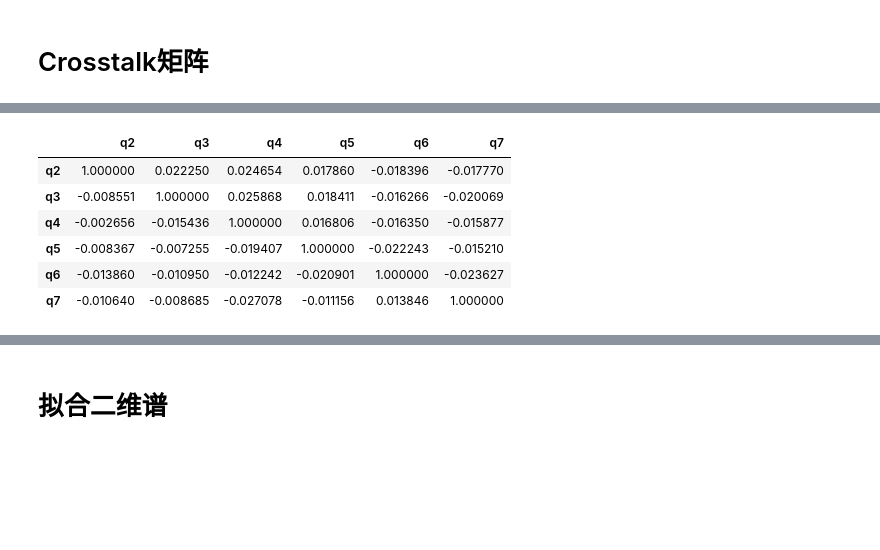
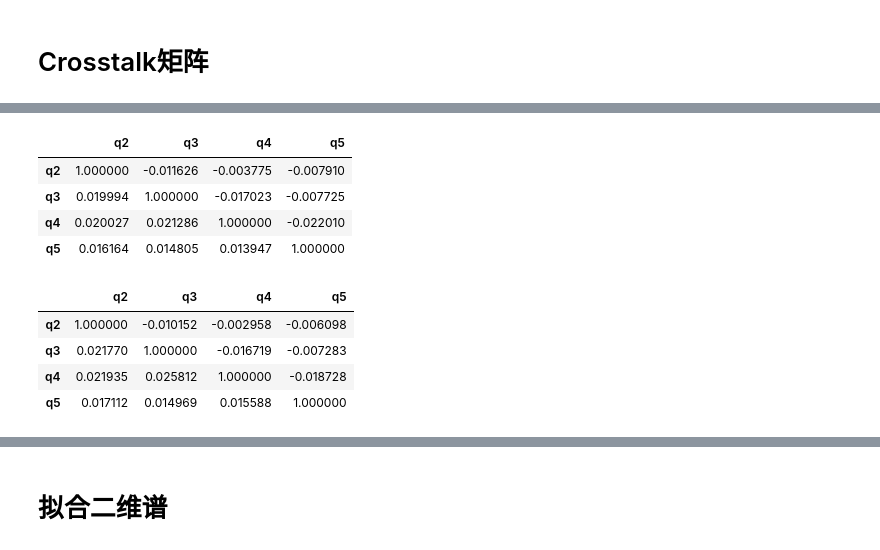
Before and after one commit to zhaoshoukuan/-ipynb, a Jupyter notebook: qubit_info_collection.ipynb, the cells around one changed output, grey strips where cells are left out. Cells and saved outputs as stored; diff of their text form; code cells hidden in the pictures; blank space fills up the shorter version.

```diff
--- a/qubit_info_collection.ipynb
+++ b/qubit_info_collection.ipynb
@@ -47,6 +47,7 @@ def write(phase=None,addr='mongodb',height=2,title=None,which=0,peak=110):
             v = []
             for i in range(num):
                 f, s = data[0][:,i],data[1][:,i]
+                f = f / 1e9 if f[0] / 1e9 > 1 else f
                 v.append((f,s))
                 if num != 1:
 
@@ -62,6 +63,7 @@ def write(phase=None,addr='mongodb',height=2,title=None,which=0,peak=110):
             v = []
             for i in range(num):
                 f, s = data[0][:,i],data[1][:,i]
+                f = f / 1e9 if f[0] / 1e9 > 1 else f
                 v.append((f,s))
                 if n != 1:
                     axes[i//2][i%2].plot(f,abs(s))
@@ -81,6 +83,8 @@ def write(phase=None,addr='mongodb',height=2,title=None,which=0,peak=110):
             v = []
             for i in range(num):
                 cols, rows, s= data[0][:,i], data[1][0,:], data[2][:,:,i]
+                rows = rows / 1e9 if rows[0] / 1e9 > 1 else rows
+                cols = cols / 1e9 if cols[0] / 1e9 > 1 else cols
                 v.append((cols,rows,s))
                 extent = [min(rows),max(rows),min(cols),max(cols)]
                 if n != 1:
@@ -96,7 +100,8 @@ def write(phase=None,addr='mongodb',height=2,title=None,which=0,peak=110):
             v = []
             for i in range(num):
                 cols, rows, s= data[0][:,i], data[1][0][:,i], data[2][:,:,i]
-
+                rows = rows / 1e9 if rows[0] / 1e9 > 1 else rows
+                cols = cols / 1e9 if cols[0] / 1e9 > 1 else cols
                 s[np.abs(s) > peak] = s[np.abs(s)==np.min(np.abs(s))]
                 v.append((cols,rows,s))
                 extent = [min(rows),max(rows),min(cols),max(cols)]
@@ -185,7 +199,7 @@ plt.plot(yt,np.abs(amp))
 # %%
 z_crosstalk = np.ones((10,10))
 # %%
-value,num,tags = write(height=3,title='crosstalkSpec',which=0,peak=1120)
+value,num,tags = write(height=3,title='crosstalkSpec',which=11,peak=1120)
 # %% [output]
 [interactive output not drawn]
 [interactive output not drawn]
@@ -198,20 +212,18 @@ peak = (np.max(np.abs(s))+np.min(np.abs(s))) / 3
 v, f, res = op.Crosstalk_Fit(peak=peak).fitCrosstalk(v,f,s,classify=False)
 z = res[0]*f + res[1]
 row, col = eval(tags[0][1])-1, eval(tags[0][-1])-1
-z_crosstalk[col,row] = -1/res[0]
+z_crosstalk[row,col] = -1/res[0]
 fig = plt.gcf()
 ax = plt.getp(fig,'axes')
 ax[target-1].scatter(f[1:-1],v[1:-1],marker='.',c='',edgecolors='m')
 ax[target-1].plot(f[1:-1],z[1:-1],'k--')
 plt.show()
 # %%
-qname = ['q2','q3','q4','q5','q6','q7']
-pd.DataFrame(z_crosstalk[1:7,1:7],columns=qname,index=qname)
+qname = ['q2','q3','q4','q5']
+pd.DataFrame(z_crosstalk.T[1:5,1:5],columns=qname,index=qname)
 # %% [output]
-|  | q2 | q3 | q4 | q5 | q6 | q7 |
-| q2 | 1.000000 | 0.022250 | 0.024654 | 0.017860 | -0.018396 | -0.017770 |
-| q3 | -0.008551 | 1.000000 | 0.025868 | 0.018411 | -0.016266 | -0.020069 |
-| q4 | -0.002656 | -0.015436 | 1.000000 | 0.016806 | -0.016350 | -0.015877 |
-| q5 | -0.008367 | -0.007255 | -0.019407 | 1.000000 | -0.022243 | -0.015210 |
-| q6 | -0.013860 | -0.010950 | -0.012242 | -0.020901 | 1.000000 | -0.023627 |
-| q7 | -0.010640 | -0.008685 | -0.027078 | -0.011156 | 0.013846 | 1.000000 |
+|  | q2 | q3 | q4 | q5 |
+| q2 | 1.000000 | -0.011626 | -0.003775 | -0.007910 |
+| q3 | 0.019994 | 1.000000 | -0.017023 | -0.007725 |
+| q4 | 0.020027 | 0.021286 | 1.000000 | -0.022010 |
+| q5 | 0.016164 | 0.014805 | 0.013947 | 1.000000 |
@@ -217,0 +236,9 @@ pd.DataFrame(z_crosstalk[1:7,1:7],columns=qname,index=qname)
+# %%
+qname = ['q2','q3','q4','q5']
+pd.DataFrame(old[1:5,1:5],columns=qname,index=qname)
+# %% [output]
+|  | q2 | q3 | q4 | q5 |
+| q2 | 1.000000 | -0.010152 | -0.002958 | -0.006098 |
+| q3 | 0.021770 | 1.000000 | -0.016719 | -0.007283 |
+| q4 | 0.021935 | 0.025812 | 1.000000 | -0.018728 |
+| q5 | 0.017112 | 0.014969 | 0.015588 | 1.000000 |
```
Also changed, not shown: parts of 26 cells of this notebook, 7 other files.
